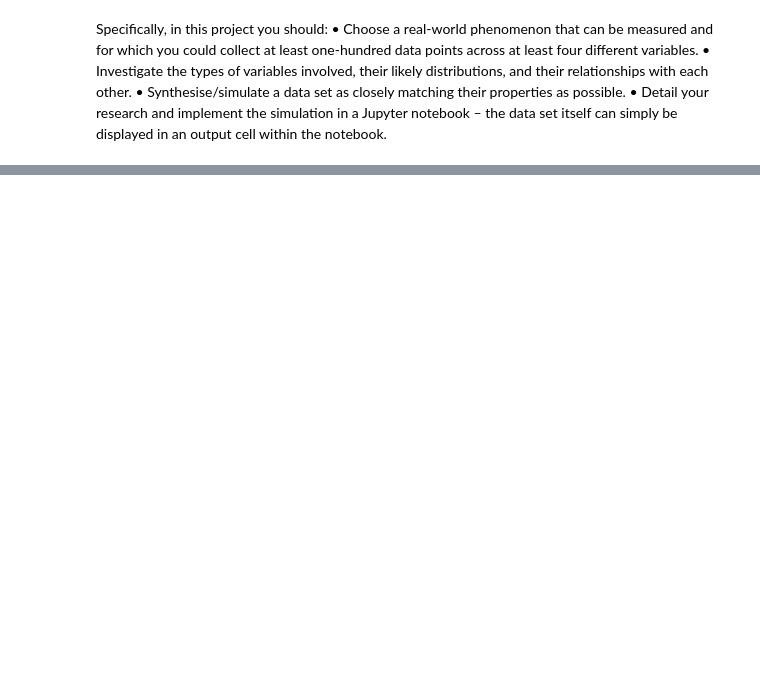
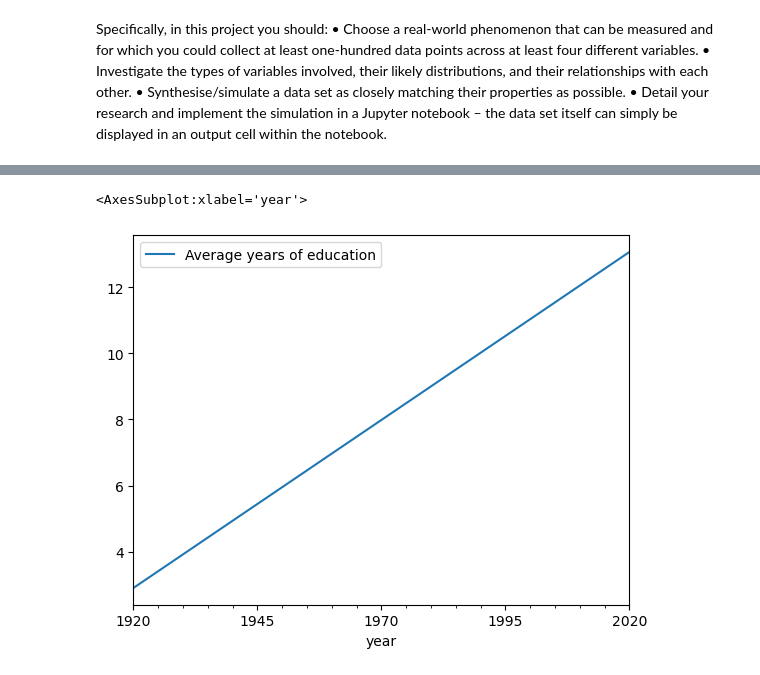
Before and after one commit to OlgaKnut/Programming-for-Data-Analysis-Project-1, a Jupyter notebook: pfda_project_1.ipynb, the cells around one changed output, grey strips where cells are left out. Saved outputs shown, nothing was run; the diff lists cells and outputs as text; code cells hidden in the pictures; blank space fills up the shorter version.

```diff
--- a/pfda_project_1.ipynb
+++ b/pfda_project_1.ipynb
@@ -136,0 +101,5 @@ Total fertility rate (children per woman)-The total fertility rate is the number
+# %%
+df.plot('year','Average years of education')
+# %% [output]
+<AxesSubplot:xlabel='year'>
+[figure, added]
```
Also changed, not shown: parts of 19 cells of this notebook.
